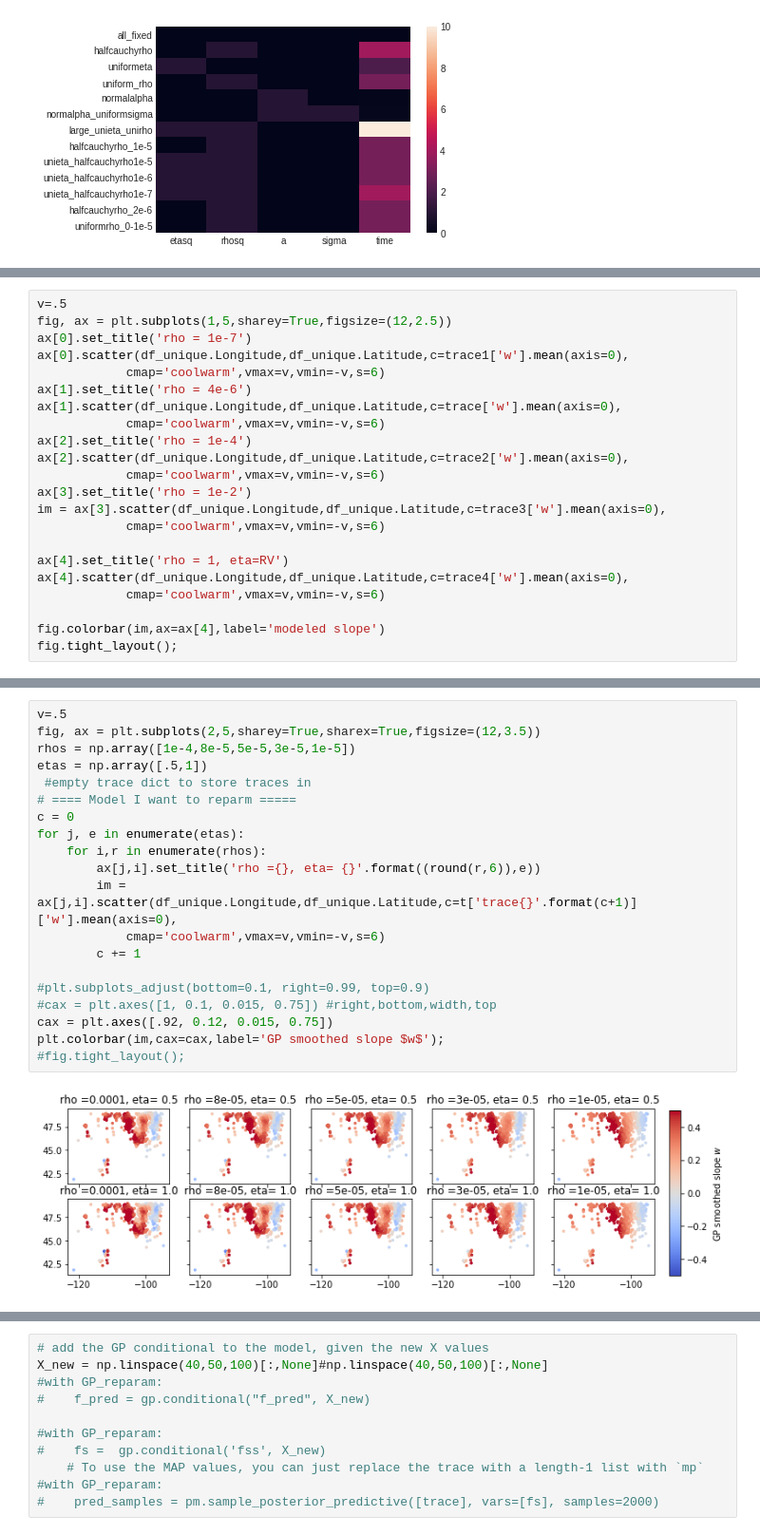
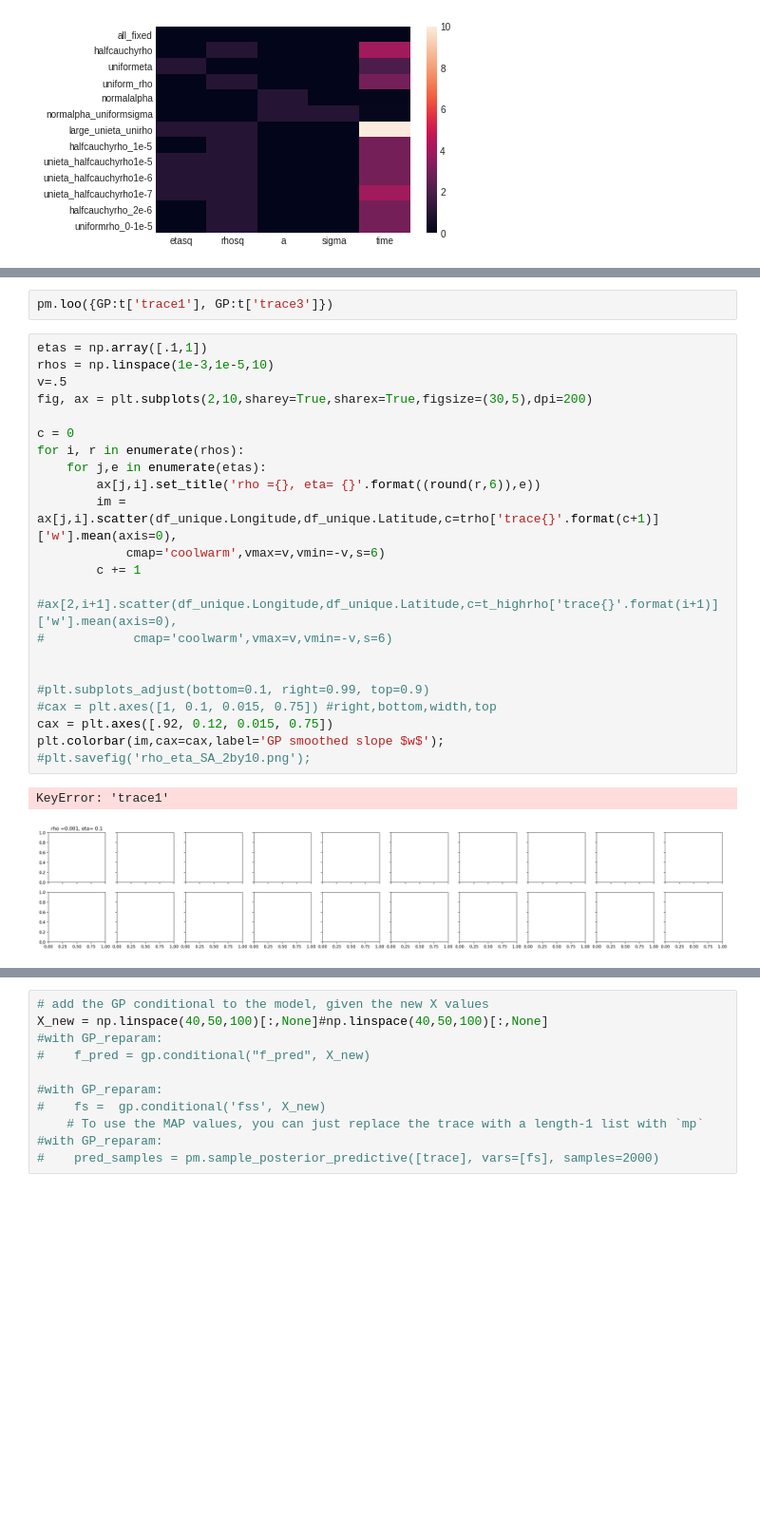
Before and after one commit to Mind-The-Data/GaussianProcess, a Jupyter notebook: reparameterizingGPinPyMC3forWW.ipynb, the cells around one changed output, grey strips where cells are left out. Shown: that part at 95% size. Drawn from its saved outputs; the diff is of its cells as text; blank space fills up the shorter version.

```diff
--- a/reparameterizingGPinPyMC3forWW.ipynb
+++ b/reparameterizingGPinPyMC3forWW.ipynb
@@ -206,22 +264,0 @@ with pm.Model() as GP_reparam:
-# %%
-v=.5
-fig, ax = plt.subplots(1,5,sharey=True,figsize=(12,2.5))
-ax[0].set_title('rho = 1e-7')
-ax[0].scatter(df_unique.Longitude,df_unique.Latitude,c=trace1['w'].mean(axis=0),
-            cmap='coolwarm',vmax=v,vmin=-v,s=6)
-ax[1].set_title('rho = 4e-6')
-ax[1].scatter(df_unique.Longitude,df_unique.Latitude,c=trace['w'].mean(axis=0),
-            cmap='coolwarm',vmax=v,vmin=-v,s=6)
-ax[2].set_title('rho = 1e-4')
-ax[2].scatter(df_unique.Longitude,df_unique.Latitude,c=trace2['w'].mean(axis=0),
-            cmap='coolwarm',vmax=v,vmin=-v,s=6)
-ax[3].set_title('rho = 1e-2')
-im = ax[3].scatter(df_unique.Longitude,df_unique.Latitude,c=trace3['w'].mean(axis=0),
-            cmap='coolwarm',vmax=v,vmin=-v,s=6)
-
-ax[4].set_title('rho = 1, eta=RV')
-ax[4].scatter(df_unique.Longitude,df_unique.Latitude,c=trace4['w'].mean(axis=0),
-            cmap='coolwarm',vmax=v,vmin=-v,s=6)
-
-fig.colorbar(im,ax=ax[4],label='modeled slope')
-fig.tight_layout();
@@ -231,25 +265,31 @@ fig.tight_layout();
+# %%
+pm.loo({GP:t['trace1'], GP:t['trace3']})
 # %%
+etas = np.array([.1,1])
+rhos = np.linspace(1e-3,1e-5,10)
 v=.5
-fig, ax = plt.subplots(2,5,sharey=True,sharex=True,figsize=(12,3.5))
-rhos = np.array([1e-4,8e-5,5e-5,3e-5,1e-5])
-etas = np.array([.5,1])
- #empty trace dict to store traces in
-# ==== Model I want to reparm =====
+fig, ax = plt.subplots(2,10,sharey=True,sharex=True,figsize=(30,5),dpi=200)
+
 c = 0
-for j, e in enumerate(etas):
-    for i,r in enumerate(rhos):
+for i, r in enumerate(rhos):
+    for j,e in enumerate(etas):
         ax[j,i].set_title('rho ={}, eta= {}'.format((round(r,6)),e))
-        im = ax[j,i].scatter(df_unique.Longitude,df_unique.Latitude,c=t['trace{}'.format(c+1)]['w'].mean(axis=0),
+        im = ax[j,i].scatter(df_unique.Longitude,df_unique.Latitude,c=trho['trace{}'.format(c+1)]['w'].mean(axis=0),
             cmap='coolwarm',vmax=v,vmin=-v,s=6)
         c += 1
+
+#ax[2,i+1].scatter(df_unique.Longitude,df_unique.Latitude,c=t_highrho['trace{}'.format(i+1)]['w'].mean(axis=0),
+#            cmap='coolwarm',vmax=v,vmin=-v,s=6)
+
 
 #plt.subplots_adjust(bottom=0.1, right=0.99, top=0.9)
 #cax = plt.axes([1, 0.1, 0.015, 0.75]) #right,bottom,width,top
 cax = plt.axes([.92, 0.12, 0.015, 0.75])
 plt.colorbar(im,cax=cax,label='GP smoothed slope $w$');
-#fig.tight_layout();
+#plt.savefig('rho_eta_SA_2by10.png');
 # %% [output]
+KeyError: 'trace1'
-[figure, old version]
+[figure, new version]
 # %%
 plt.scatter(df_unique.Longitude,df_unique.Latitude,c=df_unique.B_zprsum3,
             cmap='coolwarm',vmax=v,vmin=-v,s=6);
```
Also changed, not shown: parts of 18 cells of this notebook, 3 other files.
